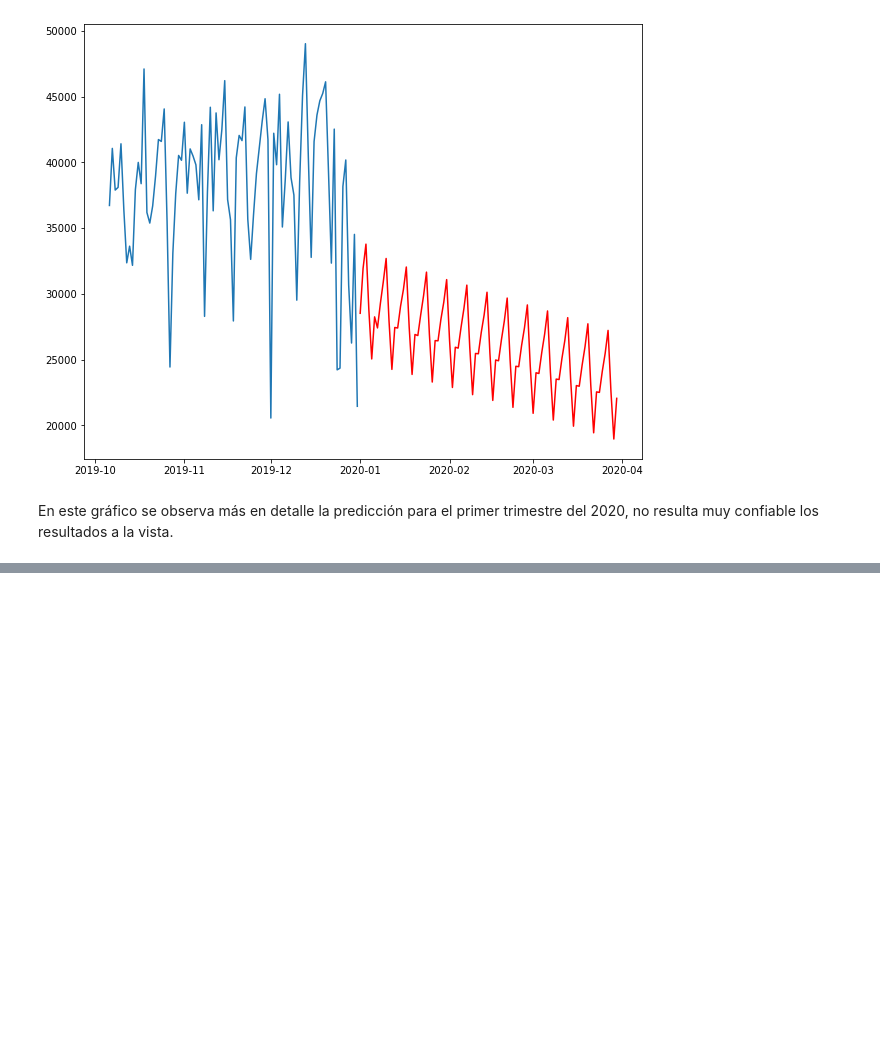
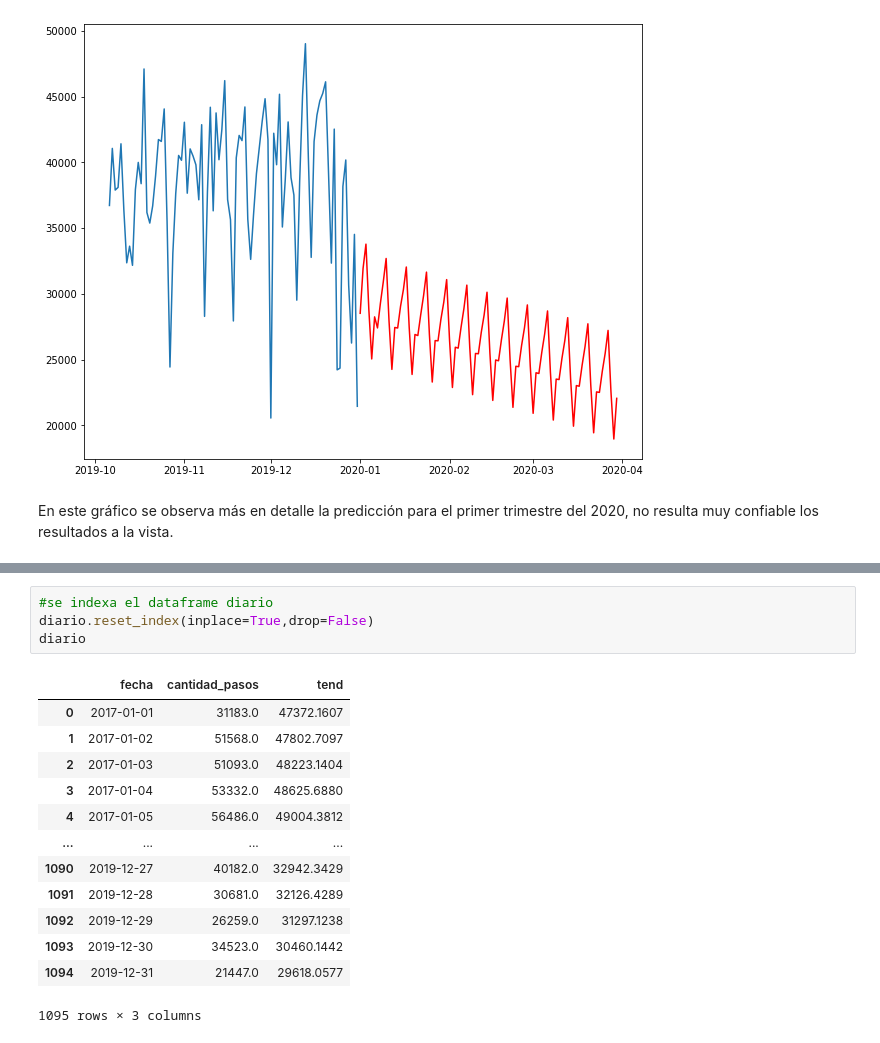
Before and after one commit to danielasaavedran/Proyecto_3_Acamica, a Jupyter notebook: DS_Proyecto_03_ST.ipynb, the cells around one changed output, grey strips where cells are left out. Saved outputs shown, nothing was run; the diff lists cells and outputs as text; blank space fills up the shorter version.

```diff
--- a/DS_Proyecto_03_ST.ipynb
+++ b/DS_Proyecto_03_ST.ipynb
@@ -1105,0 +1113,18 @@ Se propone utilizar un modelo usando la libreria prophet y redes neuronales para
+# %%
+#se indexa el dataframe diario
+diario.reset_index(inplace=True,drop=False)
+diario
+# %% [output]
+|  | fecha | cantidad_pasos | tend |
+| 0 | 2017-01-01 | 31183.0 | 47372.1607 |
+| 1 | 2017-01-02 | 51568.0 | 47802.7097 |
+| 2 | 2017-01-03 | 51093.0 | 48223.1404 |
+| 3 | 2017-01-04 | 53332.0 | 48625.6880 |
+| 4 | 2017-01-05 | 56486.0 | 49004.3812 |
+| ... | ... | ... | ... |
+| 1090 | 2019-12-27 | 40182.0 | 32942.3429 |
+| 1091 | 2019-12-28 | 30681.0 | 32126.4289 |
+| 1092 | 2019-12-29 | 26259.0 | 31297.1238 |
+| 1093 | 2019-12-30 | 34523.0 | 30460.1442 |
+| 1094 | 2019-12-31 | 21447.0 | 29618.0577 |
+1095 rows × 3 columns
```
Also changed, not shown: parts of 24 cells of this notebook.
